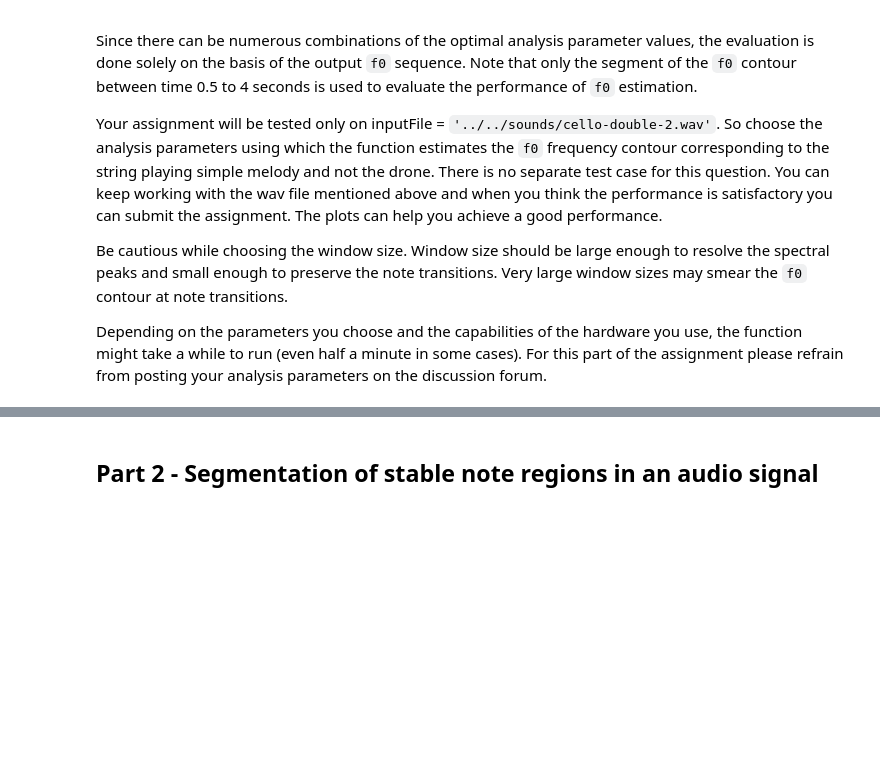
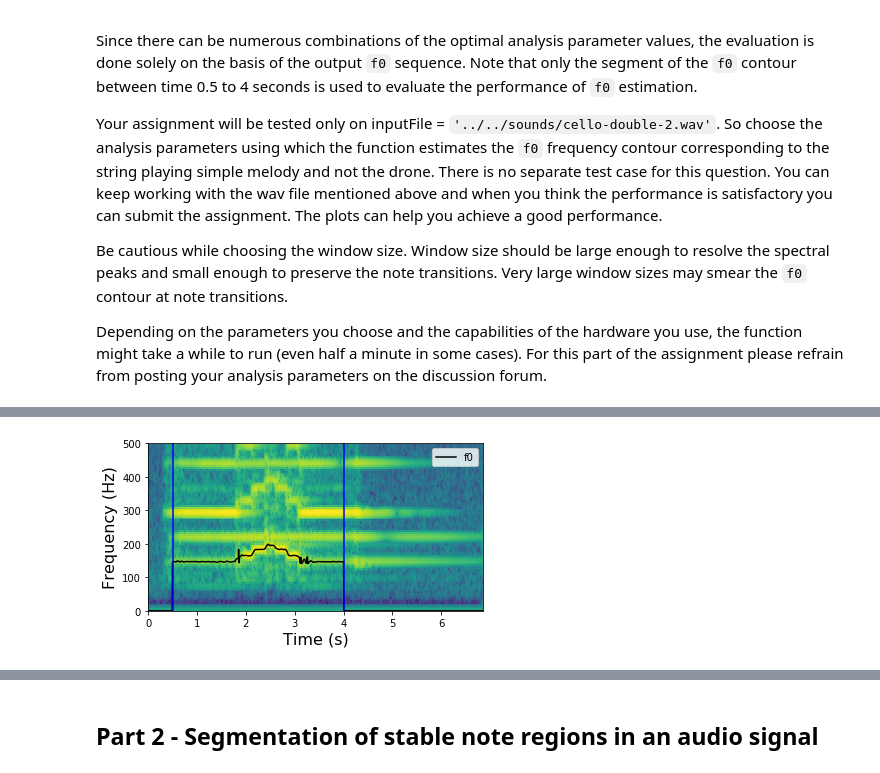
Before and after one commit to jiemojiemo/audio_signal_processing_assignments, a Jupyter notebook: assignments/A6/A6.ipynb, the cells around one changed output, grey strips where cells are left out. Cells and saved outputs as stored; diff of their text form; code cells hidden in the pictures; blank space fills up the shorter version.

```diff
--- a/assignments/A6/A6.ipynb
+++ b/assignments/A6/A6.ipynb
@@ -68,13 +84,13 @@ def estimateF0(inputFile = '../../sounds/cello-double-2.wav'):
     """
 
     ### Change these analysis parameter values marked as XX
-    window = XX
-    M = XX
-    N = XX
-    f0et = XX
-    t = XX
-    minf0 = XX
-    maxf0 = XX
+    window = 'blackmanharris'
+    M = 7001
+    N = 4096*2
+    f0et = 2
+    t = -90
+    minf0 = 135
+    maxf0 = 210
 
     ### Do not modify the code below
     H = 256                                                     #fix hop size
@@ -84,8 +100,8 @@ def estimateF0(inputFile = '../../sounds/cello-double-2.wav'):
 
     ### Method 1
     f0 = HM.f0Detection(x, fs, w, N, H, t, minf0, maxf0, f0et)  #estimating F0
-    startFrame = np.floor(0.5*fs/H)
-    endFrame = np.ceil(4.0*fs/H)
+    startFrame = int(np.floor(0.5*fs/H))
+    endFrame = int(np.ceil(4.0*fs/H))
     f0[:startFrame] = 0
     f0[endFrame:] = 0
     y = UF.sinewaveSynth(f0, 0.8, H, fs)
@@ -129,3 +145,8 @@ def estimateF0(inputFile = '../../sounds/cello-double-2.wav'):
         fig.savefig('f0_over_Spectrogram.png', dpi=150, bbox_inches='tight')
 
     return f0
+# %%
+# test
+f0 = estimateF0()
+# %% [output]
+[figure, added]
```
Also changed, not shown: parts of 10 cells of this notebook, 12 other files.
